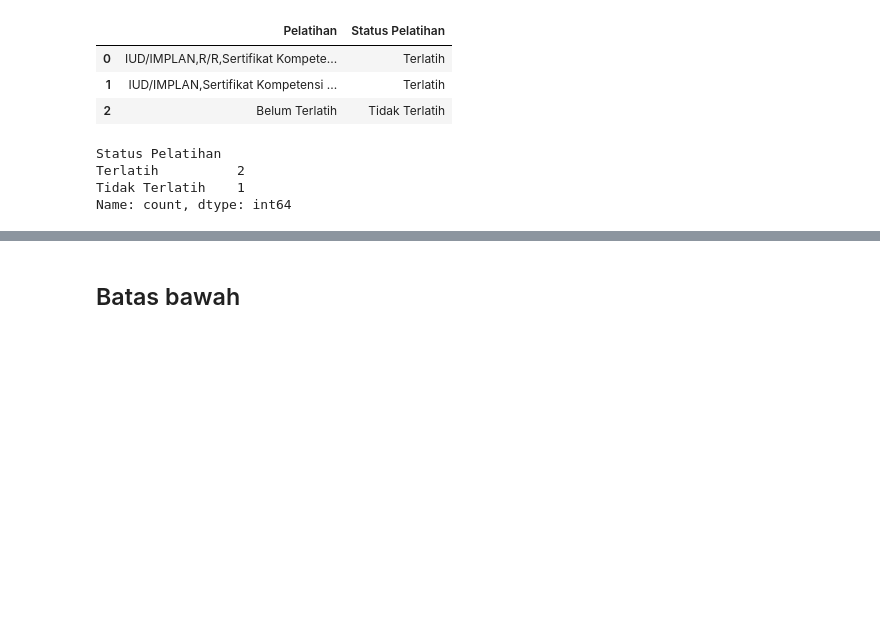
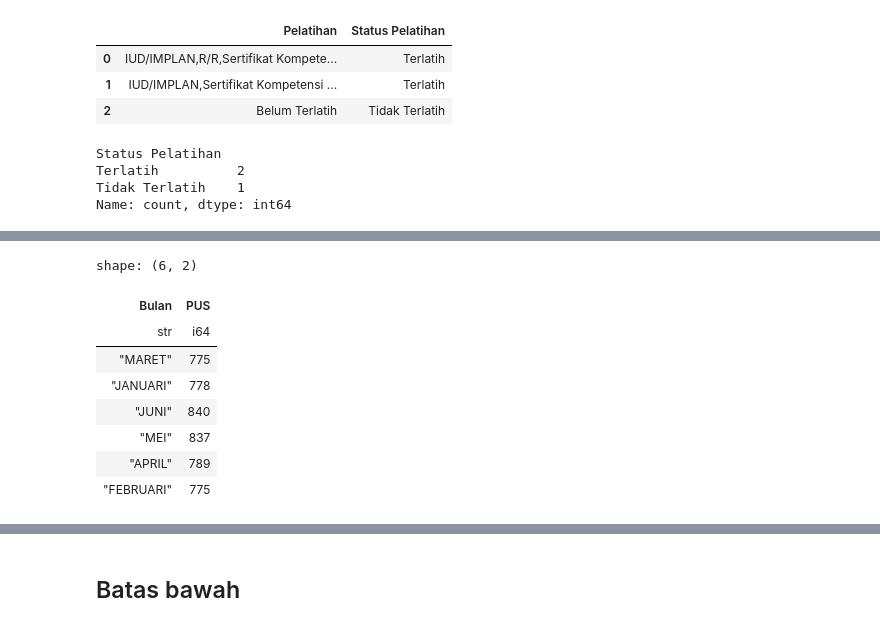
Before and after one commit to pokja0/profil_desa_siga, a Jupyter notebook: tes_polar.ipynb, the cells around one changed output, grey strips where cells are left out. Drawn from its saved outputs; the diff is of its cells as text; code cells hidden in the pictures; blank space fills up the shorter version.

```diff
--- a/tes_polar.ipynb
+++ b/tes_polar.ipynb
@@ -578,0 +647,16 @@ filter_bulan
+# %%
+data_pus = data_pus.select(["PUS", "Bulan"])
+data_pus = data_pus.group_by("Bulan").agg([
+    pl.sum("PUS")
+])
+data_pus
+# %% [output]
+shape: (6, 2)
+| Bulan | PUS |
+| str | i64 |
+| "MARET" | 775 |
+| "JANUARI" | 778 |
+| "JUNI" | 840 |
+| "MEI" | 837 |
+| "APRIL" | 789 |
+| "FEBRUARI" | 775 |
```
Also changed, not shown: parts of 17 cells of this notebook, 4 other files.
